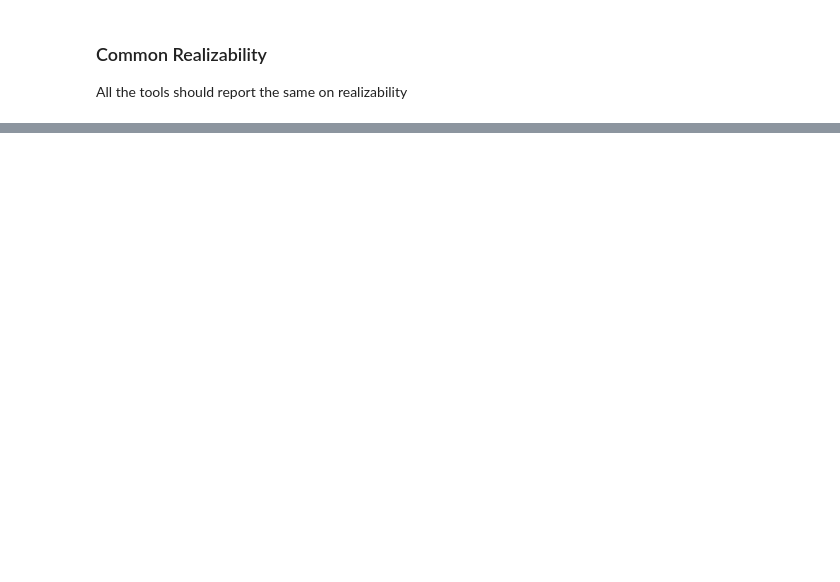
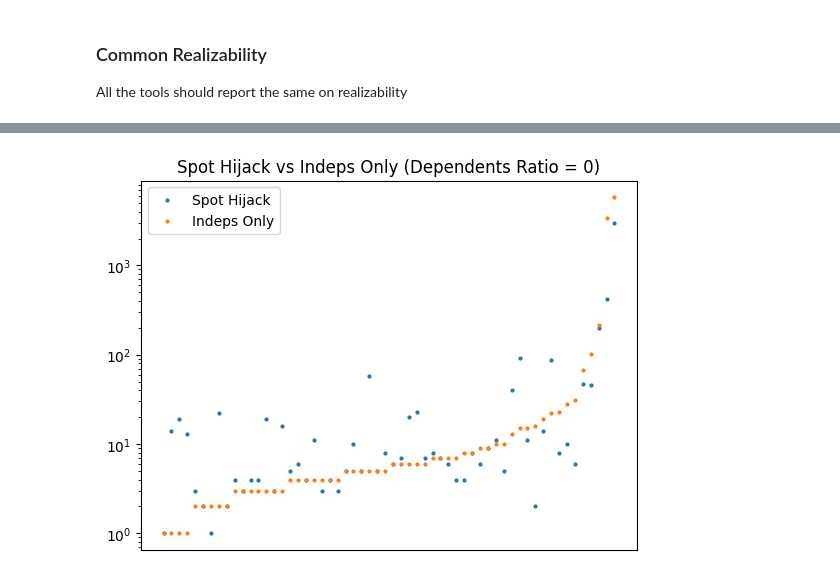
Before and after one commit to eliyaoo32/DepSynt, a Jupyter notebook: notebooks/synthesis-result.ipynb, the cells around one changed output, grey strips where cells are left out. Cells and saved outputs as stored; diff of their text form; code cells hidden in the pictures; blank space fills up the shorter version.

```diff
--- a/notebooks/synthesis-result.ipynb
+++ b/notebooks/synthesis-result.ipynb
@@ -360,0 +597,13 @@ I.e., how much is synthesis the specificaiton with independent variables is bett
+# %%
+hijacked_vs_indeps_df_filtered = hijacked_vs_indeps_df[hijacked_vs_indeps_df["dependents_ratio"] == 0]
+hijacked_vs_indeps_df_filtered = hijacked_vs_indeps_df_filtered.sort_values('duration_indeps')
+
+fig, axs = plt.subplots()
+axs.scatter(hijacked_vs_indeps_df_filtered["name"], hijacked_vs_indeps_df_filtered["duration_spot_hijack"], label="Spot Hijack", s=4)
+axs.scatter(hijacked_vs_indeps_df_filtered["name"], hijacked_vs_indeps_df_filtered["duration_indeps"], label="Indeps Only", s=4)
+axs.set_yscale("log")
+axs.set_xticks([])
+axs.set_title("Spot Hijack vs Indeps Only (Dependents Ratio = 0)")
+axs.legend();
+# %% [output]
+[figure, added]
```
Also changed, not shown: parts of 32 cells of this notebook.
